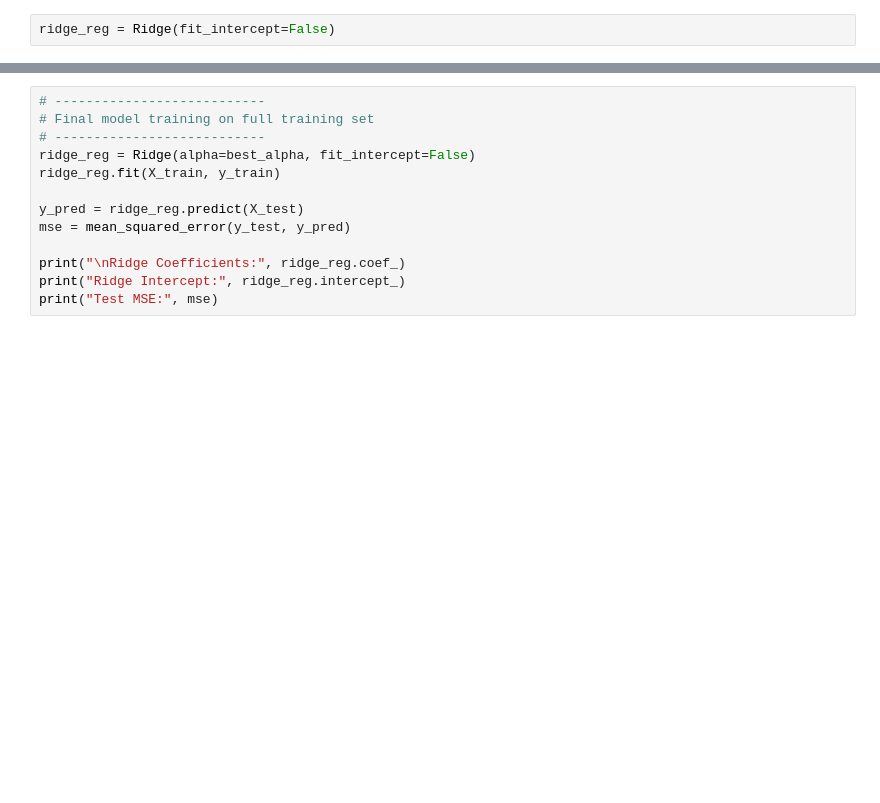
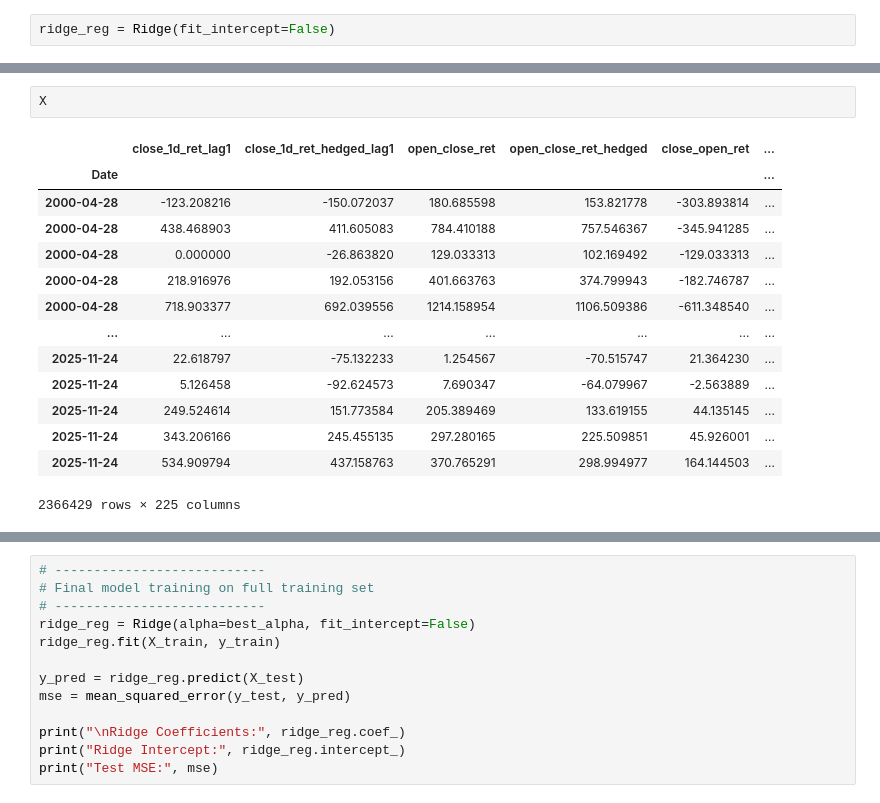
Before and after one commit to Mathieuja/Advanced-ML-Project, a Jupyter notebook: notebook.ipynb, the cells around one changed output, grey strips where cells are left out. Drawn from its saved outputs; the diff is of its cells as text; blank space fills up the shorter version.

```diff
--- a/notebook.ipynb
+++ b/notebook.ipynb
@@ -606,3 +641,20 @@ def expanding_cv_score(model, X, y, n_splits=5, lower=0.01, upper=0.01):
         mse_list.append(mean_squared_error(y_val_cv, y_pred_cv))
 
     return mse_list
+# %%
+X
+# %% [output]
+|  | close_1d_ret_lag1 | close_1d_ret_hedged_lag1 | open_close_ret | open_close_ret_hedged | close_open_ret | ... |
+| Date |  |  |  |  |  | ... |
+| 2000-04-28 | -123.208216 | -150.072037 | 180.685598 | 153.821778 | -303.893814 | ... |
+| 2000-04-28 | 438.468903 | 411.605083 | 784.410188 | 757.546367 | -345.941285 | ... |
+| 2000-04-28 | 0.000000 | -26.863820 | 129.033313 | 102.169492 | -129.033313 | ... |
+| 2000-04-28 | 218.916976 | 192.053156 | 401.663763 | 374.799943 | -182.746787 | ... |
+| 2000-04-28 | 718.903377 | 692.039556 | 1214.158954 | 1106.509386 | -611.348540 | ... |
+| ... | ... | ... | ... | ... | ... | ... |
+| 2025-11-24 | 22.618797 | -75.132233 | 1.254567 | -70.515747 | 21.364230 | ... |
+| 2025-11-24 | 5.126458 | -92.624573 | 7.690347 | -64.079967 | -2.563889 | ... |
+| 2025-11-24 | 249.524614 | 151.773584 | 205.389469 | 133.619155 | 44.135145 | ... |
+| 2025-11-24 | 343.206166 | 245.455135 | 297.280165 | 225.509851 | 45.926001 | ... |
+| 2025-11-24 | 534.909794 | 437.158763 | 370.765291 | 298.994977 | 164.144503 | ... |
+2366429 rows × 225 columns
```
Also changed, not shown: parts of 29 cells of this notebook.
